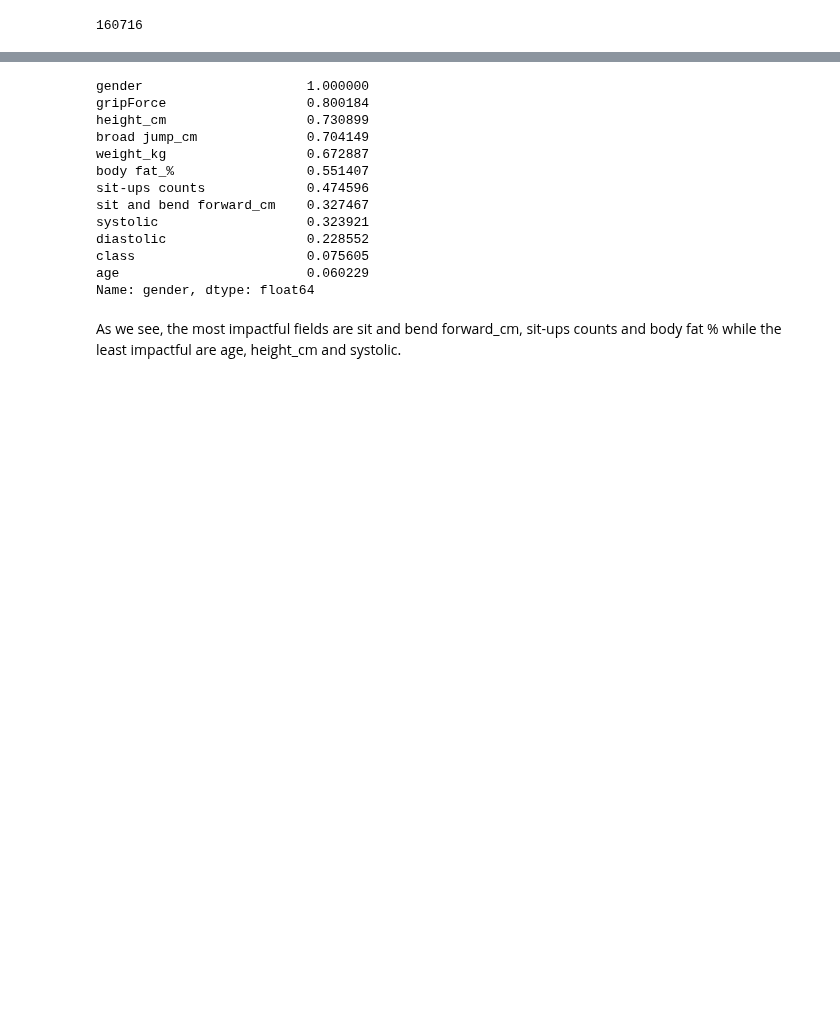
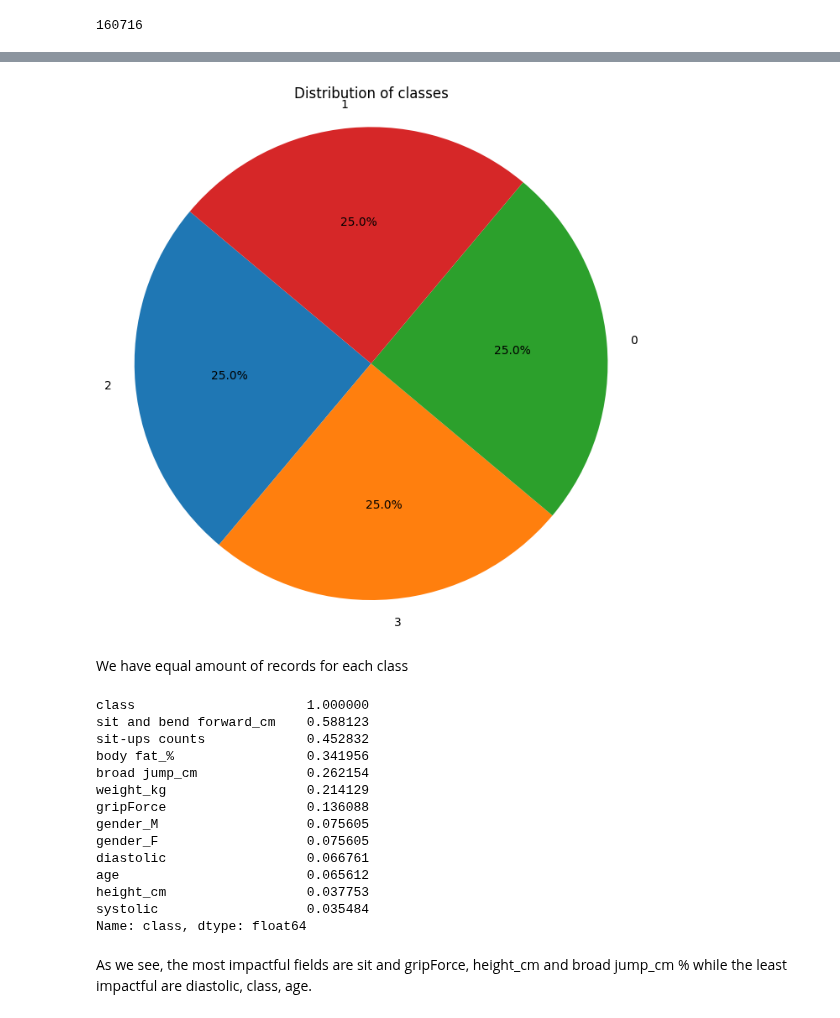
Before and after one commit to ooctavian/sigmoid-tasks, a Jupyter notebook: 03 Logistic Regression/main.ipynb, the cells around one changed output, grey strips where cells are left out. Saved outputs shown, nothing was run; the diff lists cells and outputs as text; code cells hidden in the pictures; blank space fills up the shorter version.

```diff
--- a/03 Logistic Regression/main.ipynb
+++ b/03 Logistic Regression/main.ipynb
@@ -70,19 +115,33 @@ plt.show()
+# %%
+class_counts = data['class'].value_counts()
+
+# Plotting the pie chart
+plt.figure(figsize=(8, 8))
+plt.pie(class_counts, labels=class_counts.index, autopct='%1.1f%%', startangle=140)
+plt.title('Distribution of classes')
+plt.axis('equal')  # Equal aspect ratio ensures that pie is drawn as a circle.
+plt.show()
+# %% [output]
+[figure, added]
+# %% [markdown]
+We have equal amount of records for each class
 # %%
-cor_target = abs(cor["gender"])
+cor_target = abs(cor["class"])
 cor_target.sort_values(ascending=False)
 # %% [output]
-gender                     1.000000
-gripForce                  0.800184
-height_cm                  0.730899
-broad jump_cm              0.704149
-weight_kg                  0.672887
-body fat_%                 0.551407
-sit-ups counts             0.474596
-sit and bend forward_cm    0.327467
-systolic                   0.323921
-diastolic                  0.228552
-class                      0.075605
-age                        0.060229
-Name: gender, dtype: float64
+class                      1.000000
+sit and bend forward_cm    0.588123
+sit-ups counts             0.452832
+body fat_%                 0.341956
+broad jump_cm              0.262154
+weight_kg                  0.214129
+gripForce                  0.136088
+gender_M                   0.075605
+gender_F                   0.075605
+diastolic                  0.066761
+age                        0.065612
+height_cm                  0.037753
+systolic                   0.035484
+Name: class, dtype: float64
 # %% [markdown]
-As we see, the most impactful fields are sit and bend forward_cm, sit-ups counts and body fat % while the least impactful are age, height_cm and systolic.
+As we see, the most impactful fields are sit and gripForce, height_cm and broad jump_cm % while the least impactful are diastolic, class, age.
```
Also changed, not shown: parts of 18 cells of this notebook.
